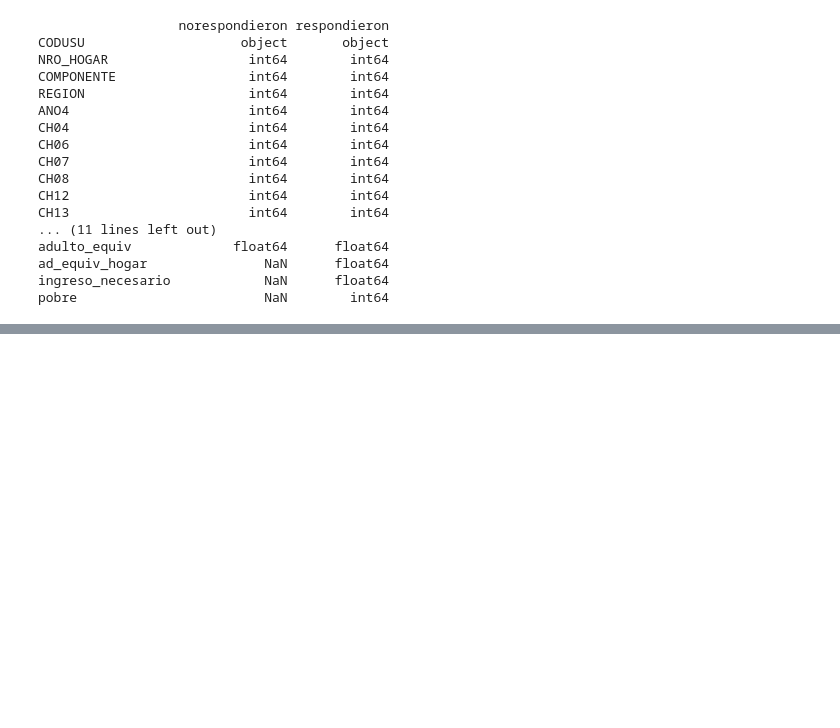
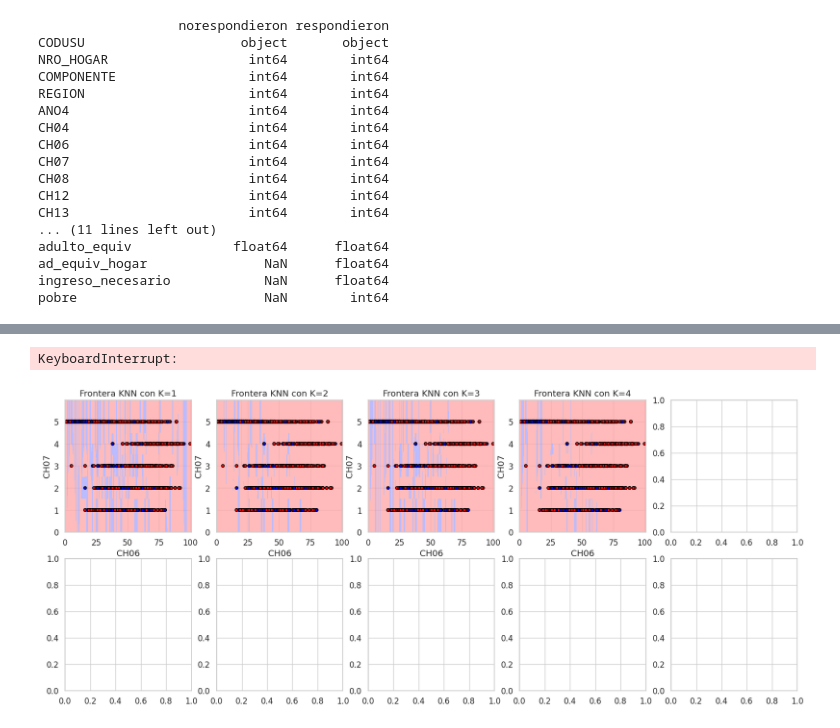
Before and after one commit to davidjjj14082000-png/BigDataUBA-Grupo-1, a Jupyter notebook: TP4/BigData_TP4_Grupo1 (1).ipynb, the cells around one changed output, grey strips where cells are left out. Cells and saved outputs as stored; diff of their text form; code cells hidden in the pictures; blank space fills up the shorter version.

```diff
--- a/TP4/BigData_TP4_Grupo1 (1).ipynb
+++ b/TP4/BigData_TP4_Grupo1 (1).ipynb
@@ -92,0 +364,77 @@ ESTADO        2.201       2.201      -0.000
+# %%
+import numpy as np
+import matplotlib.pyplot as plt
+from matplotlib.colors import ListedColormap
+from sklearn.neighbors import KNeighborsClassifier
+# Asegúrate de que tienes X_train y y_train listos para usar
+# X_train debe ser un DataFrame de pandas o un array de numpy
+# y_train debe ser la variable target (0: no pobre, 1: pobre)
+
+# 1. Selecciona las dos características
+# Elige dos de las variables numéricas que mencionaste:
+feature_x = 'CH06'  # Reemplaza con una de tus variables
+feature_y = 'CH07'  # Reemplaza con otra de tus variables
+
+# 2. Crea los subsets de datos para la visualización
+# Solo tomamos las dos columnas seleccionadas
+X_plot = X_train[[feature_x, feature_y]].values
+y_plot = y_train.values
+
+# Define los colores para el gráfico (por ejemplo, para 2 clases)
+cmap_light = ListedColormap(['#FFAAAA', '#AAAAFF']) # Colores suaves para el fondo de la frontera
+cmap_bold = ListedColormap(['#FF0000', '#0000FF'])   # Colores fuertes para los puntos de entrenamiento
+
+# Definir la función para trazar la frontera de decisión
+def plot_decision_boundary(X, y, classifier, ax, title):
+    # Paso de la cuadrícula
+    h = .02
+
+    # Definir los límites del gráfico
+    x_min, x_max = X[:, 0].min() - 1, X[:, 0].max() + 1
+    y_min, y_max = X[:, 1].min() - 1, X[:, 1].max() + 1
+
+    # Crear la cuadrícula de puntos (mesh grid)
+    xx, yy = np.meshgrid(np.arange(x_min, x_max, h),
+                         np.arange(y_min, y_max, h))
+
+    # Predecir las clases para cada punto de la cuadrícula
+    Z = classifier.predict(np.c_[xx.ravel(), yy.ravel()])
+
+    # Remodelar el resultado a la forma de la cuadrícula
+    Z = Z.reshape(xx.shape)
+
+    # Trazar la superficie de la frontera de decisión
+    ax.pcolormesh(xx, yy, Z, cmap=cmap_light, alpha=0.8)
+
+    # Trazar los puntos de entrenamiento
+    ax.scatter(X[:, 0], X[:, 1], c=y, cmap=cmap_bold,
+               edgecolor='k', s=20)
+
+    # Configurar etiquetas y título
+    ax.set_xlim(xx.min(), xx.max())
+    ax.set_ylim(yy.min(), yy.max())
+    ax.set_xlabel(feature_x)
+    ax.set_ylabel(feature_y)
+    ax.set_title(title)
+
+# 3. Iterar y graficar para K = 1 a 10
+fig, axes = plt.subplots(2, 5, figsize=(20, 8)) # Creamos una figura con 10 subgráficos
+axes = axes.flatten() # Aplanamos el array de subgráficos para fácil iteración
+
+k_values = range(1, 11)
+
+for i, k in enumerate(k_values):
+    # Entrenar el clasificador KNN
+    knn = KNeighborsClassifier(n_neighbors=k)
+    knn.fit(X_plot, y_plot)
+
+    # Llamar a la función de trazado
+    plot_decision_boundary(X_plot, y_plot, knn, axes[i],
+                           f'Frontera KNN con K={k}')
+
+# Ajustar el layout para que no se superpongan los títulos
+plt.tight_layout()
+plt.show()
+# %% [output]
+KeyboardInterrupt:
+[figure, added]
```
Also changed, not shown: parts of 55 cells of this notebook.
